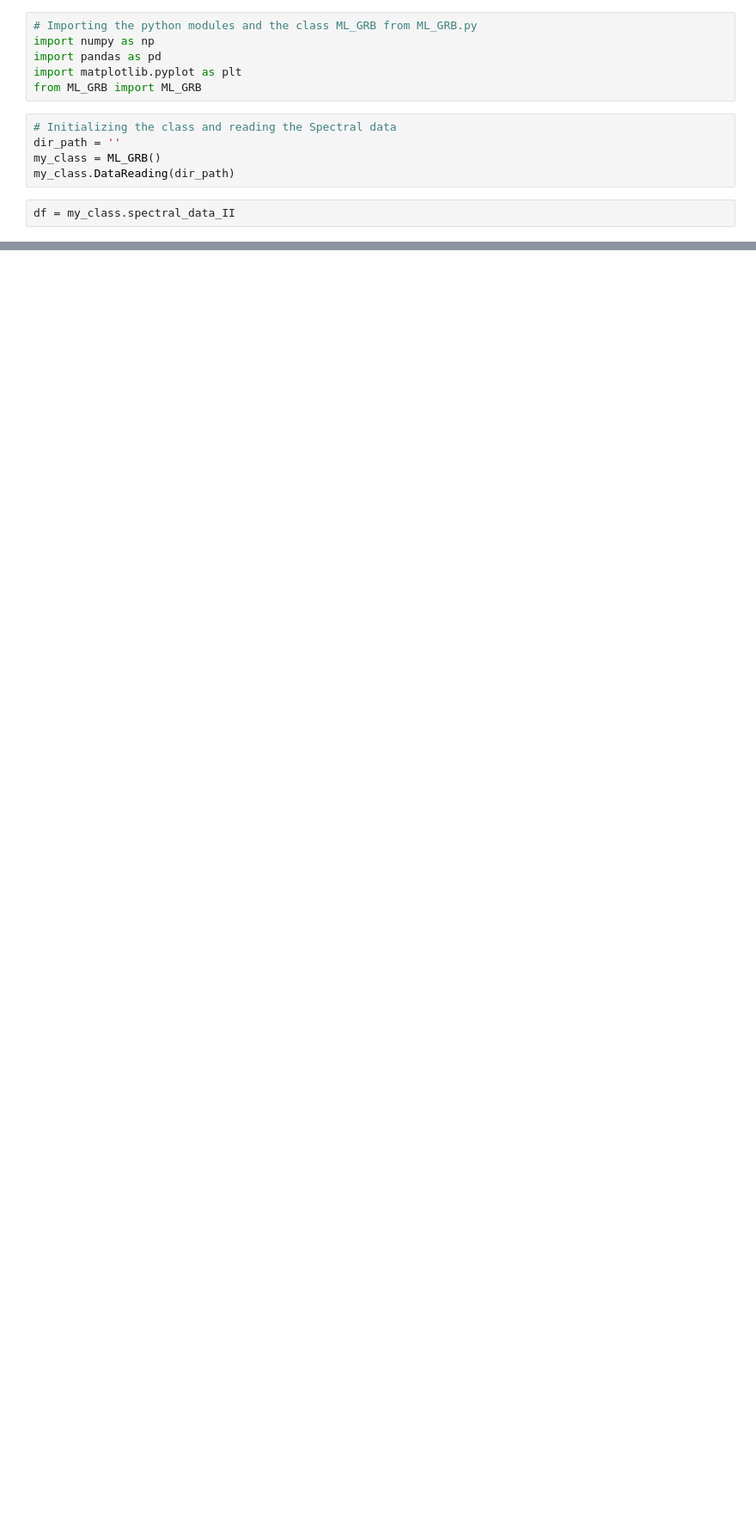
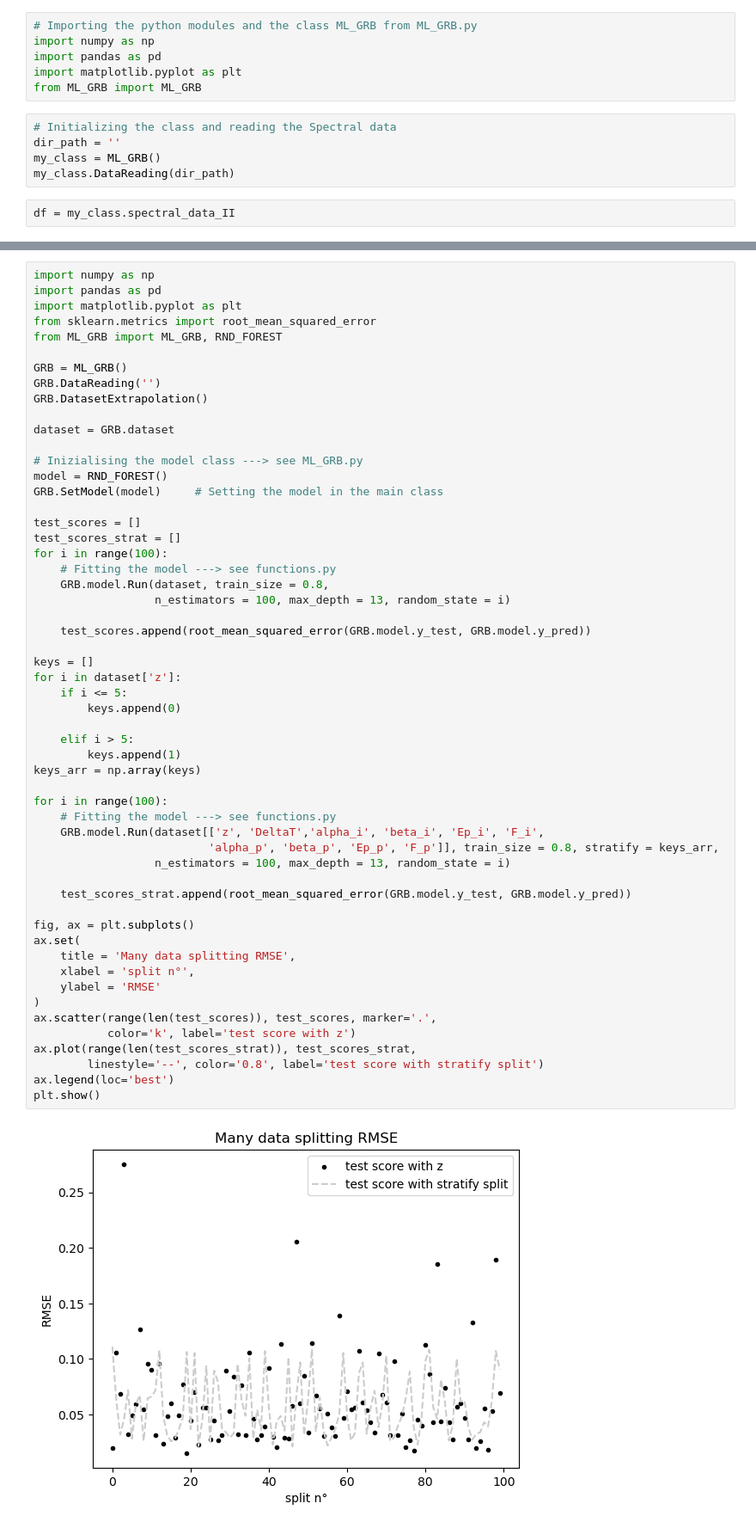
Before and after one commit to LuigiSotgiu/Project, a Jupyter notebook: testing.ipynb, the cells around one changed output, grey strips where cells are left out. Shown: that part at 86% size. Cells and saved outputs as stored; diff of their text form; blank space fills up the shorter version.

Commit message:
update
testing stratify split

```diff
--- a/testing.ipynb
+++ b/testing.ipynb
@@ -193,0 +119,57 @@ dataset.style
+# %%
+import numpy as np
+import pandas as pd
+import matplotlib.pyplot as plt
+from sklearn.metrics import root_mean_squared_error
+from ML_GRB import ML_GRB, RND_FOREST
+
+GRB = ML_GRB()
+GRB.DataReading('')
+GRB.DatasetExtrapolation()
+
+dataset = GRB.dataset
+
+# Inizialising the model class ---> see ML_GRB.py
+model = RND_FOREST()
+GRB.SetModel(model)     # Setting the model in the main class
+
+test_scores = []
+test_scores_strat = []
+for i in range(100):
+    # Fitting the model ---> see functions.py
+    GRB.model.Run(dataset, train_size = 0.8,
+                  n_estimators = 100, max_depth = 13, random_state = i)
+
+    test_scores.append(root_mean_squared_error(GRB.model.y_test, GRB.model.y_pred))
+
+keys = []
+for i in dataset['z']:
+    if i <= 5:
+        keys.append(0)
+
+    elif i > 5:
+        keys.append(1)
+keys_arr = np.array(keys)
+
+for i in range(100):
+    # Fitting the model ---> see functions.py
+    GRB.model.Run(dataset[['z', 'DeltaT','alpha_i', 'beta_i', 'Ep_i', 'F_i',
+                          'alpha_p', 'beta_p', 'Ep_p', 'F_p']], train_size = 0.8, stratify = keys_arr,
+                  n_estimators = 100, max_depth = 13, random_state = i)
+
+    test_scores_strat.append(root_mean_squared_error(GRB.model.y_test, GRB.model.y_pred))
+
+fig, ax = plt.subplots()
+ax.set(
+    title = 'Many data splitting RMSE',
+    xlabel = 'split n°',
+    ylabel = 'RMSE'
+)
+ax.scatter(range(len(test_scores)), test_scores, marker='.',
+           color='k', label='test score with z')
+ax.plot(range(len(test_scores_strat)), test_scores_strat,
+        linestyle='--', color='0.8', label='test score with stratify split')
+ax.legend(loc='best')
+plt.show()
+# %% [output]
+[figure, added]
```
Also changed, not shown: parts of 5 cells of this notebook, 1 other file.
